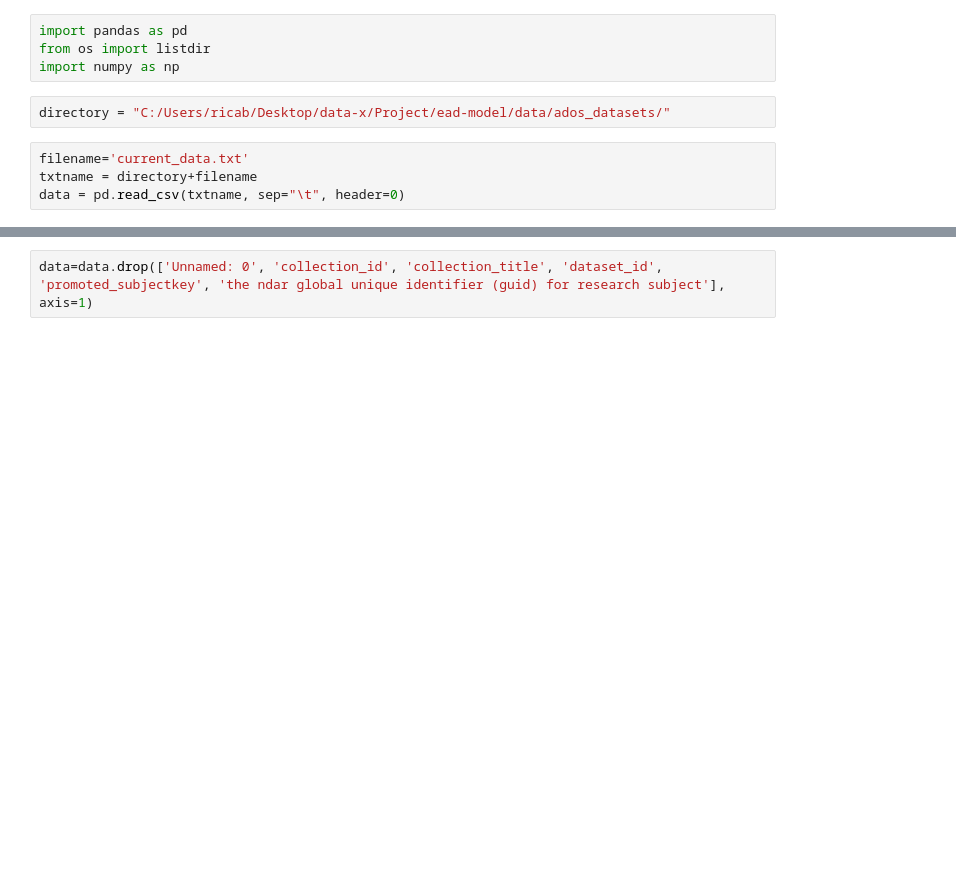
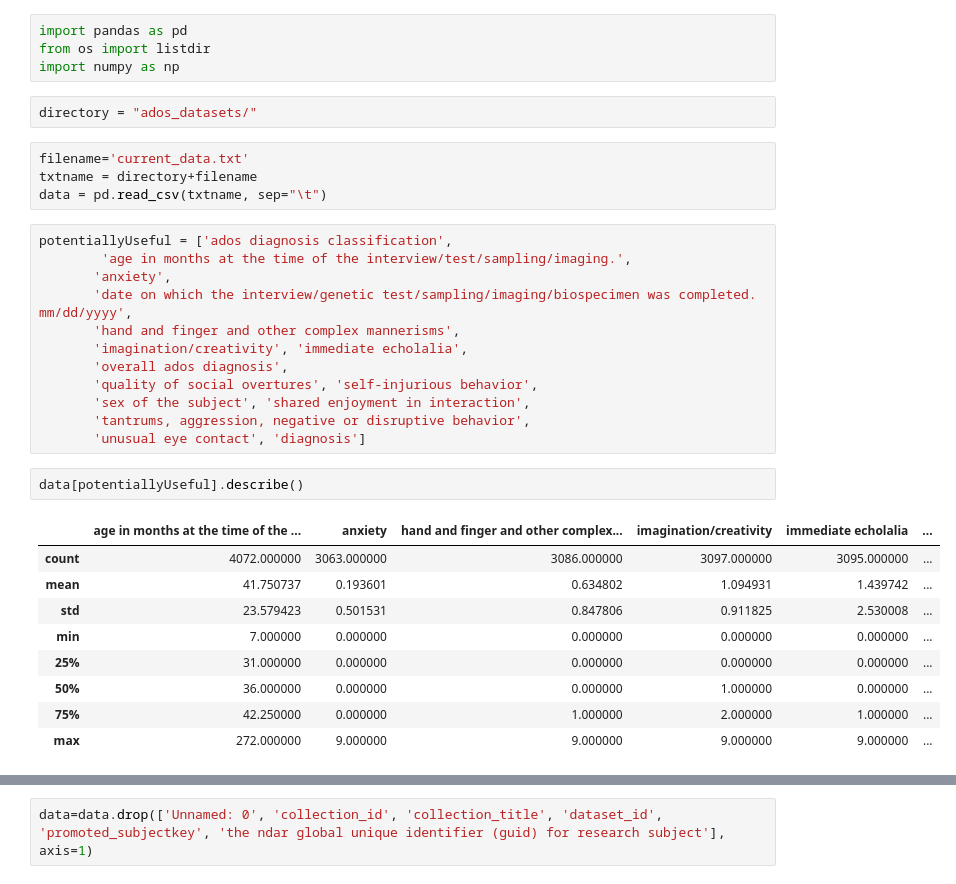
Before and after one commit to javierlopeza/ead-model, a Jupyter notebook: data/features_selection.ipynb, the cells around one changed output, grey strips where cells are left out. Drawn from its saved outputs; the diff is of its cells as text; blank space fills up the shorter version.

```diff
--- a/data/features_selection.ipynb
+++ b/data/features_selection.ipynb
@@ -2,9 +2,33 @@
 import pandas as pd
 from os import listdir
 import numpy as np
-# %%
-directory = "C:/Users/ricab/Desktop/data-x/Project/ead-model/data/ados_datasets/"
+# %%
+directory = "ados_datasets/"
 # %%
 filename='current_data.txt'
 txtname = directory+filename
-data = pd.read_csv(txtname, sep="\t", header=0)
+data = pd.read_csv(txtname, sep="\t")
+# %%
+potentiallyUseful = ['ados diagnosis classification',
+        'age in months at the time of the interview/test/sampling/imaging.',
+       'anxiety',
+       'date on which the interview/genetic test/sampling/imaging/biospecimen was completed. mm/dd/yyyy',
+       'hand and finger and other complex mannerisms',
+       'imagination/creativity', 'immediate echolalia',
+       'overall ados diagnosis',
+       'quality of social overtures', 'self-injurious behavior',
+       'sex of the subject', 'shared enjoyment in interaction',
+       'tantrums, aggression, negative or disruptive behavior',
+       'unusual eye contact', 'diagnosis']
+# %%
+data[potentiallyUseful].describe()
+# %% [output]
+|  | age in months at the time of the ... | anxiety | hand and finger and other complex... | imagination/creativity | immediate echolalia | ... |
+| count | 4072.000000 | 3063.000000 | 3086.000000 | 3097.000000 | 3095.000000 | ... |
+| mean | 41.750737 | 0.193601 | 0.634802 | 1.094931 | 1.439742 | ... |
+| std | 23.579423 | 0.501531 | 0.847806 | 0.911825 | 2.530008 | ... |
+| min | 7.000000 | 0.000000 | 0.000000 | 0.000000 | 0.000000 | ... |
+| 25% | 31.000000 | 0.000000 | 0.000000 | 0.000000 | 0.000000 | ... |
+| 50% | 36.000000 | 0.000000 | 0.000000 | 1.000000 | 0.000000 | ... |
+| 75% | 42.250000 | 0.000000 | 1.000000 | 2.000000 | 1.000000 | ... |
+| max | 272.000000 | 9.000000 | 9.000000 | 9.000000 | 9.000000 | ... |
```
Also changed, not shown: parts of 5 cells of this notebook.
